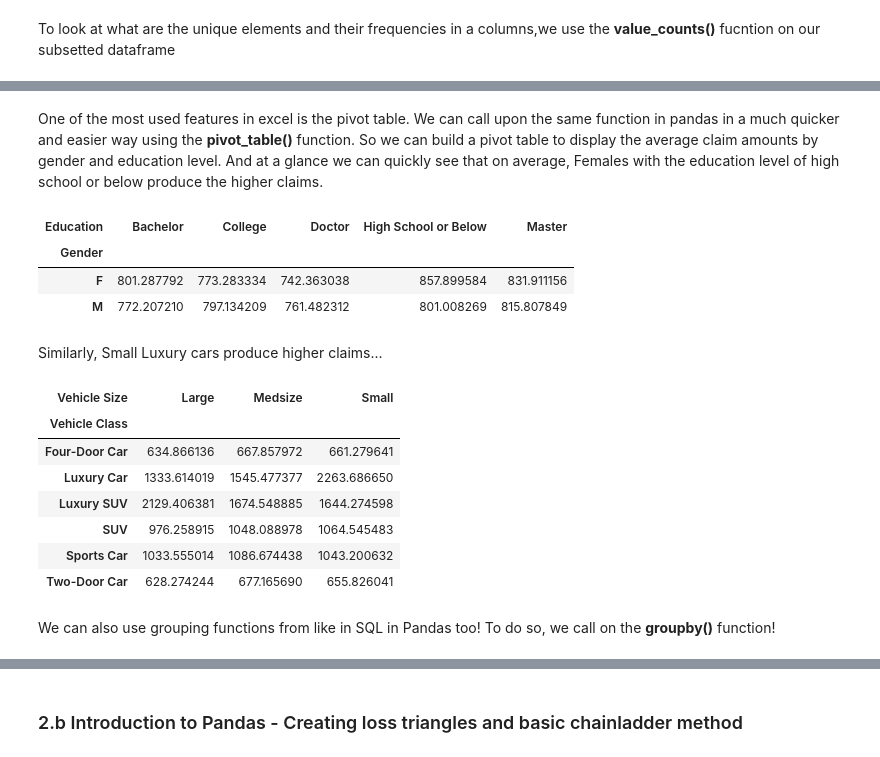
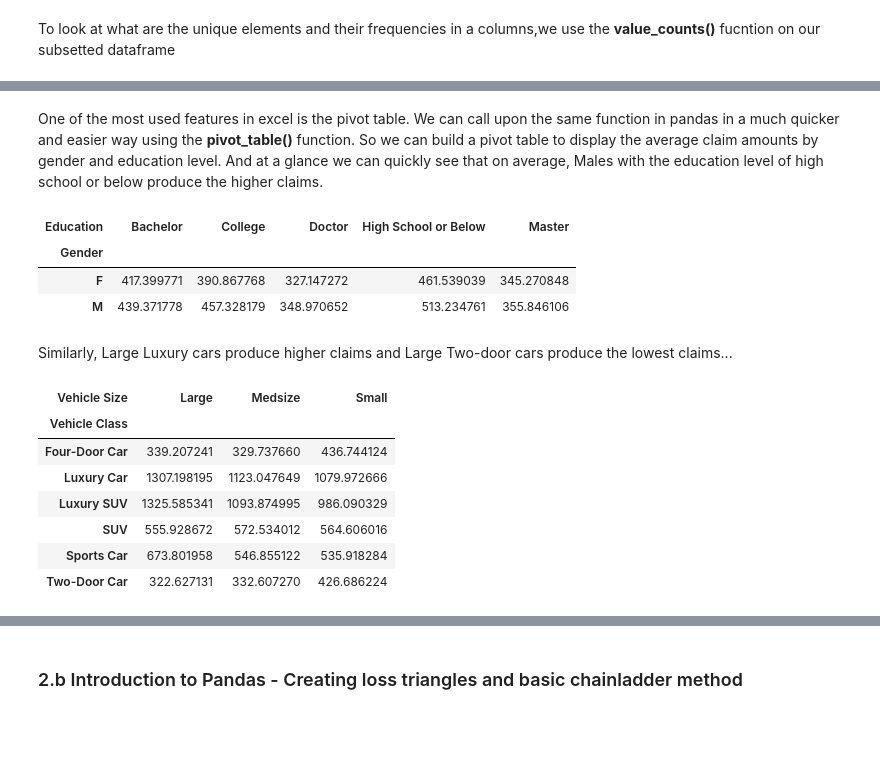
Before and after one commit to penguinpompom/SAS_afternoon_talk, a Jupyter notebook: Pandas/SAS Introduction to Python.ipynb, the cells around one changed output, grey strips where cells are left out. Saved outputs shown, nothing was run; the diff lists cells and outputs as text; code cells hidden in the pictures; blank space fills up the shorter version.

```diff
--- a/Pandas/SAS Introduction to Python.ipynb
+++ b/Pandas/SAS Introduction to Python.ipynb
@@ -270,24 +306,22 @@ Name: Education, dtype: int64
 # %% [markdown]
-One of the most used features in excel is the pivot table. We can call upon the same function in pandas in a much quicker and easier way using the **pivot_table()** function. So we can build a pivot table to display the average claim amounts by gender and education level. And at a glance we can quickly see that on average, Females with the education level of high school or below produce the higher claims.
+One of the most used features in excel is the pivot table. We can call upon the same function in pandas in a much quicker and easier way using the **pivot_table()** function. So we can build a pivot table to display the average claim amounts by gender and education level. And at a glance we can quickly see that on average, Males with the education level of high school or below produce the higher claims.
 # %%
-df.pivot_table(values='Claim Amount',index = 'Gender',columns='Education',aggfunc=np.mean)
+df.pivot_table(values='Total Claim Amount',index = 'Gender',columns='Education',aggfunc=np.mean)
 # %% [output]
 | Education | Bachelor | College | Doctor | High School or Below | Master |
 | Gender |  |  |  |  |  |
-| F | 801.287792 | 773.283334 | 742.363038 | 857.899584 | 831.911156 |
-| M | 772.207210 | 797.134209 | 761.482312 | 801.008269 | 815.807849 |
+| F | 417.399771 | 390.867768 | 327.147272 | 461.539039 | 345.270848 |
+| M | 439.371778 | 457.328179 | 348.970652 | 513.234761 | 355.846106 |
 # %% [markdown]
-Similarly, Small Luxury cars produce higher claims...
+Similarly, Large Luxury cars produce higher claims and Large Two-door cars produce the lowest claims...
 # %%
-df.pivot_table(values='Claim Amount',index = 'Vehicle Class',columns='Vehicle Size',aggfunc=np.mean)
+df.pivot_table(values='Total Claim Amount',index = 'Vehicle Class',columns='Vehicle Size',aggfunc=np.mean)
 # %% [output]
 | Vehicle Size | Large | Medsize | Small |
 | Vehicle Class |  |  |  |
-| Four-Door Car | 634.866136 | 667.857972 | 661.279641 |
-| Luxury Car | 1333.614019 | 1545.477377 | 2263.686650 |
-| Luxury SUV | 2129.406381 | 1674.548885 | 1644.274598 |
-| SUV | 976.258915 | 1048.088978 | 1064.545483 |
-| Sports Car | 1033.555014 | 1086.674438 | 1043.200632 |
-| Two-Door Car | 628.274244 | 677.165690 | 655.826041 |
+| Four-Door Car | 339.207241 | 329.737660 | 436.744124 |
+| Luxury Car | 1307.198195 | 1123.047649 | 1079.972666 |
+| Luxury SUV | 1325.585341 | 1093.874995 | 986.090329 |
+| SUV | 555.928672 | 572.534012 | 564.606016 |
+| Sports Car | 673.801958 | 546.855122 | 535.918284 |
+| Two-Door Car | 322.627131 | 332.607270 | 426.686224 |
-# %% [markdown]
-We can also use grouping functions from like in SQL in Pandas too! To do so, we call on the **groupby()** function!
```
Also changed, not shown: parts of 33 cells of this notebook, 2 other files.
